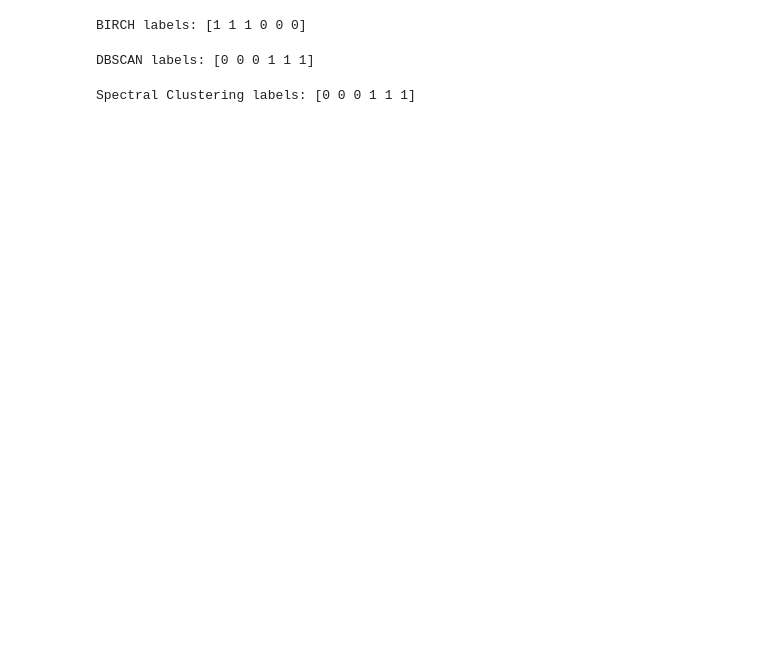
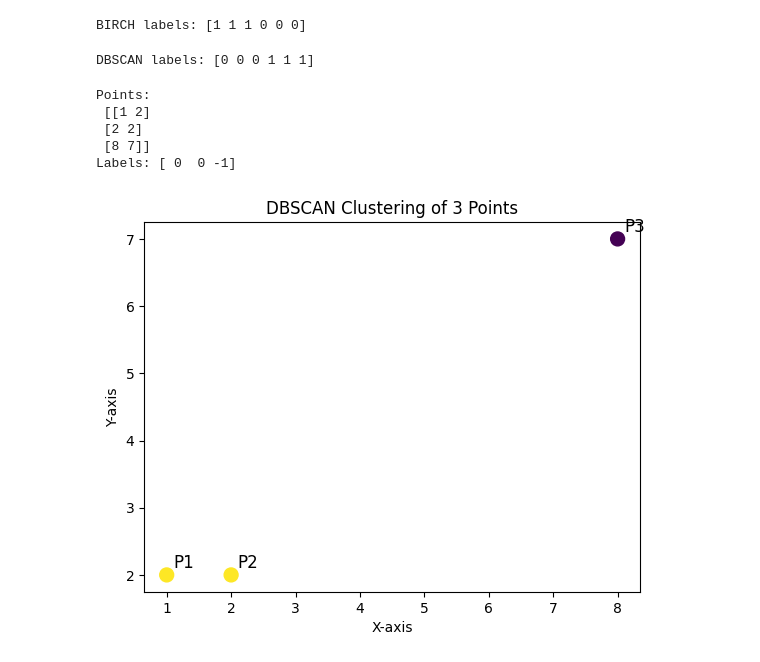
Before and after one commit to srichandana498/ML, a Jupyter notebook: ML.ipynb, the cells around one changed output. Cells and saved outputs as stored; diff of their text form; code cells hidden in the pictures; blank space fills up the shorter version.

```diff
--- a/ML.ipynb
+++ b/ML.ipynb
@@ -2383,19 +2418,39 @@ labels = dbscan.fit_predict(data)
 print("DBSCAN labels:", labels)
 # %% [output]
 DBSCAN labels: [0 0 0 1 1 1]
-# %%
-# Special clustering
-from sklearn.cluster import SpectralClustering
-import numpy as np
-
-data = np.array([
-    [1, 2], [1, 4], [1, 0],
-    [10, 2], [10, 4], [10, 0]
-])
-
-spectral = SpectralClustering(n_clusters=2, affinity='nearest_neighbors', n_neighbors=3, random_state=0)
-labels = spectral.fit_predict(data)
-
-print("Spectral Clustering labels:", labels)
-# %% [output]
-Spectral Clustering labels: [0 0 0 1 1 1]
+# %%
+import numpy as np
+from sklearn.cluster import DBSCAN
+import matplotlib.pyplot as plt
+
+# Define three points (2D)
+X = np.array([
+    [1, 2],   # Point 1
+    [2, 2],   # Point 2
+    [8, 7]    # Point 3 - far from the first two
+])
+
+# DBSCAN clustering
+# eps = max distance for neighborhood, min_samples = min points to form a cluster
+dbscan = DBSCAN(eps=1.5, min_samples=2)
+labels = dbscan.fit_predict(X)
+
+print("Points:\n", X)
+print("Labels:", labels)  # -1 means noise, others are cluster labels
+
+# Plot the points with cluster colors
+plt.scatter(X[:, 0], X[:, 1], c=labels, cmap='viridis', s=100)
+for i, (x, y) in enumerate(X):
+    plt.text(x + 0.1, y + 0.1, f'P{i+1}', fontsize=12)
+
+plt.title("DBSCAN Clustering of 3 Points")
+plt.xlabel("X-axis")
+plt.ylabel("Y-axis")
+plt.show()
+# %% [output]
+Points:
+ [[1 2]
+ [2 2]
+ [8 7]]
+Labels: [ 0  0 -1]
+[figure, added]
```
Also changed, not shown: parts of 6 cells of this notebook.
